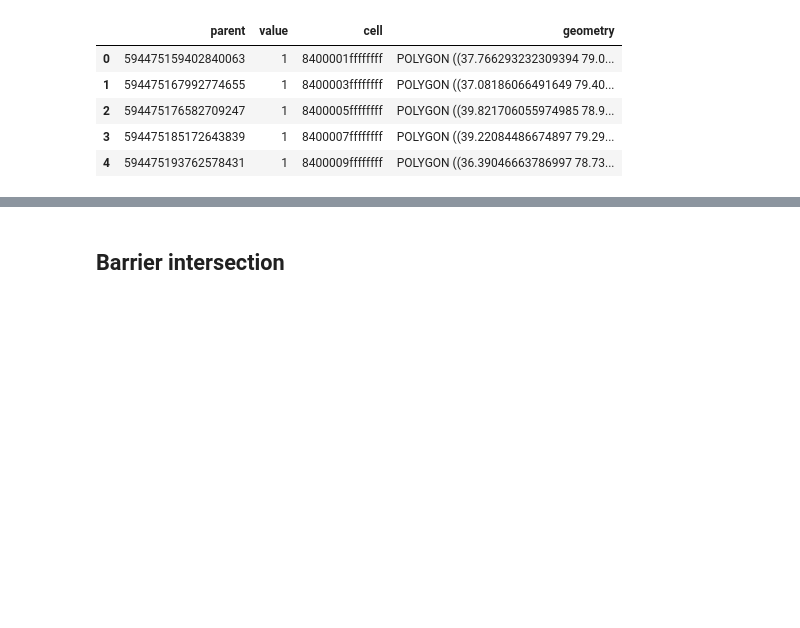
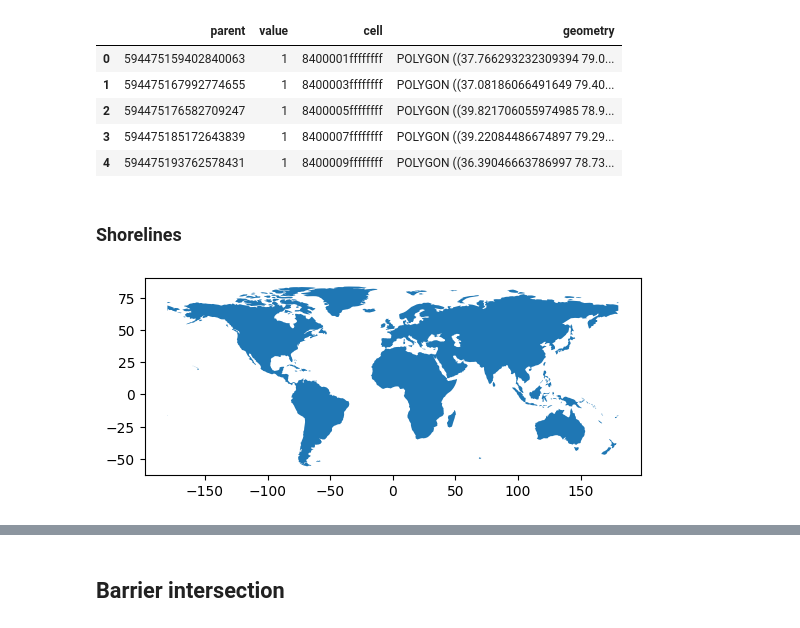
Before and after one commit to KimGeorgy/bird-migration, a Jupyter notebook: model.ipynb, the cells around one changed output, grey strips where cells are left out. Cells and saved outputs as stored; diff of their text form; code cells hidden in the pictures; blank space fills up the shorter version.

```diff
--- a/model.ipynb
+++ b/model.ipynb
@@ -548,3 +529,5 @@ elevation_no_cross = elevation_df[elevation_df.geometry.apply(no_crossing_antime
 elevation_no_cross.plot(column="value", linewidth=0.2, edgecolor=None, figsize=(30, 10), legend=True)
 plt.savefig(f"{species}/plots/elevation_barriers.pdf", dpi=300, bbox_inches="tight")
 plt.close()
+# %% [markdown]
+### Shorelines
@@ -550,0 +536,16 @@ plt.close()
+# %%
+land = regionmask.defined_regions.natural_earth_v5_0_0.land_110
+gdf_land = gpd.GeoSeries(land.polygons, crs="EPSG:4326")
+
+# remove antarctic
+geom = gdf_land.geometry.iloc[0]
+polygons = list(geom.geoms)
+polygons_no_antarctica = [
+    p for p in polygons
+    if p.bounds[3] > -60
+]
+gdf_land.geometry.iloc[0] = MultiPolygon(polygons_no_antarctica)
+gdf_land.plot()
+plt.show()
+# %% [output]
+[figure, added]
```
Also changed, not shown: parts of 43 cells of this notebook, 2 other files.
